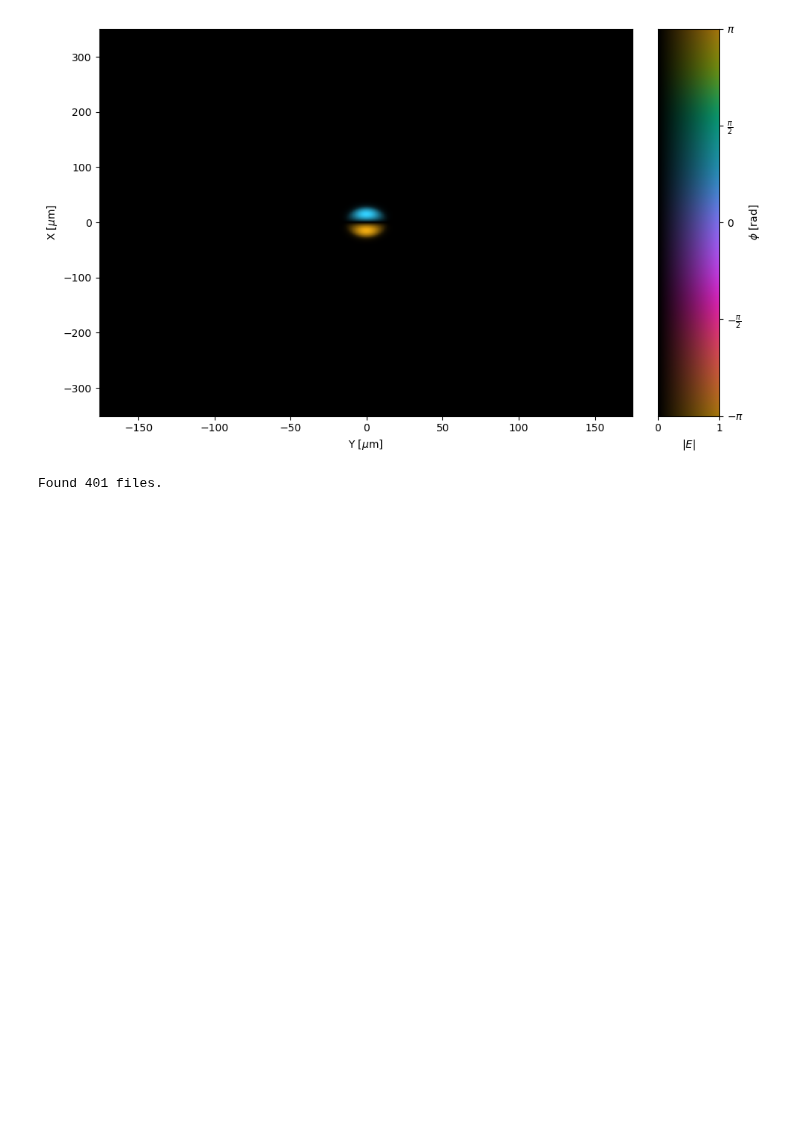
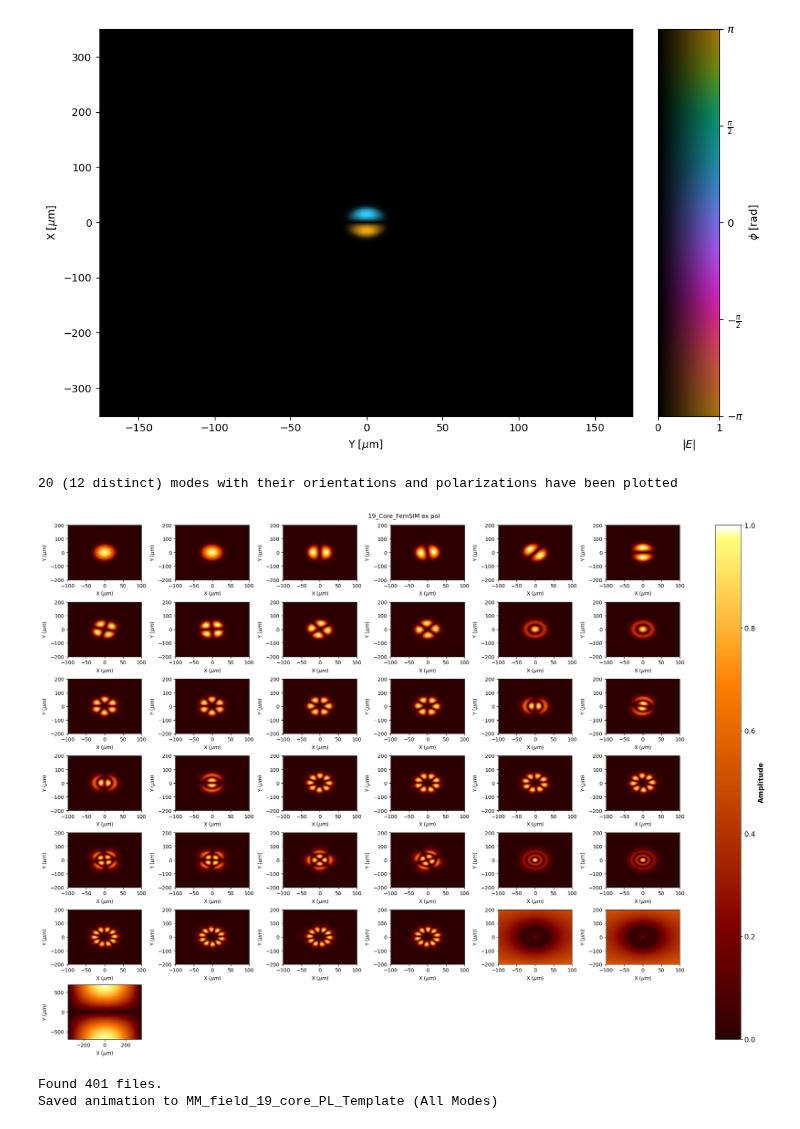
Before and after one commit to SAIL-Labs/RSoft-Automaton, a Jupyter notebook: Plotting_animating_modes.ipynb, the cells around one changed output. Saved outputs shown, nothing was run; the diff lists cells and outputs as text; code cells hidden in the pictures; blank space fills up the shorter version.

```diff
--- a/Plotting_animating_modes.ipynb
+++ b/Plotting_animating_modes.ipynb
@@ -62,20 +62,30 @@ plt.show()
 # %% [output]
 [figure]
 # %%
-fem_folder = r"C:\Users\justinvella\Desktop\Results\Hex Geo\7_Core_PL_TF_Testing\7_Core_PL_Final_Testing_Sim_taper_16.534758_core_delta_0.012290_core_diam_6.500000\FEMSIM"
+fem_folder = r"C:\Users\justinvella\Desktop\Results\Hex Geo\19_Core_PL_TF_Testing_all_modes\FemSIM"
 polarization = "ex"
-title = "7_Core_FemSIM " + polarization + " pol"
-name = "7_Core_FemSIM"
+title = "19_Core_FemSIM " + polarization + " pol"
+name = "19_Core_FemSIM"
 
-# plot_rsoft_femsim_output(6, fem_folder, name, title, polarization, save=True, false_mode=True)
+plot_rsoft_femsim_output(20, fem_folder, name, title, polarization, save=False, false_mode=True)
+# %% [output]
+20 (12 distinct) modes with their orientations and polarizations have been plotted
+[figure, added]
 # %%
-folders = ["LP01", "LP02", "LP11a", "LP11b", "LP21a", "LP21b", "MM"]
-file_patt = ["LP01_field", "LP02_field", "LP11a_field", "LP11b_field", "LP21a_field", "LP21b_field"]
-base_fold = r"C:\Users\justinvella\Desktop\Results\Hex Geo\7_Core_PL_TF_Testing\7_Core_PL_Final_Testing_Sim_taper_16.534758_core_delta_0.012290_core_diam_6.500000"
+import pandas as pd, matplotlib.pyplot as plt, numpy as np
+import ehtplot.color # note: you need to clone this repository https://github.com/liamedeiros/ehtplot.git, cd into the clone directory and run "pip install ." to use this package
+from Functions import *
+import matplotlib.animation as animation
+import glob, cmocean
 
-for fold, patt in zip(folders, file_patt):
+folders = ["LP01", "LP02", "LP03", "LP11a", "LP11b", "LP12a", "LP12b", "LP21a", "LP21b", "LP22a", "LP22b", "LP31a", "LP31b", "LP41a", "LP41b", "LP51a", "LP51b", "MM"]
+file_patt = "_field (1)"
+base_fold = r"C:\Users\justinvella\Desktop\Results\Hex Geo\19_Core_PL_TF_Testing_all_modes"
+
+for fold in folders:
     res_fold = os.path.join(base_fold, fold, "Anim_file")
-    output_name = f"{patt}_7_core_PL_Template.gif"
-    make_animation(data_folder=res_fold, file_pattern=f"{patt}.*", output_gif=output_name, interval=100)
+    output_name = f"{fold + file_patt}_19_core_PL_Template (All Modes)"
+    make_animation(data_folder=res_fold, file_pattern=f"{fold + file_patt}.*", output_gif=output_name, interval=100)
 # %% [output]
 Found 401 files.
+Saved animation to MM_field_19_core_PL_Template (All Modes)
```
Also changed, not shown: parts of 3 cells of this notebook, 37 other files.
